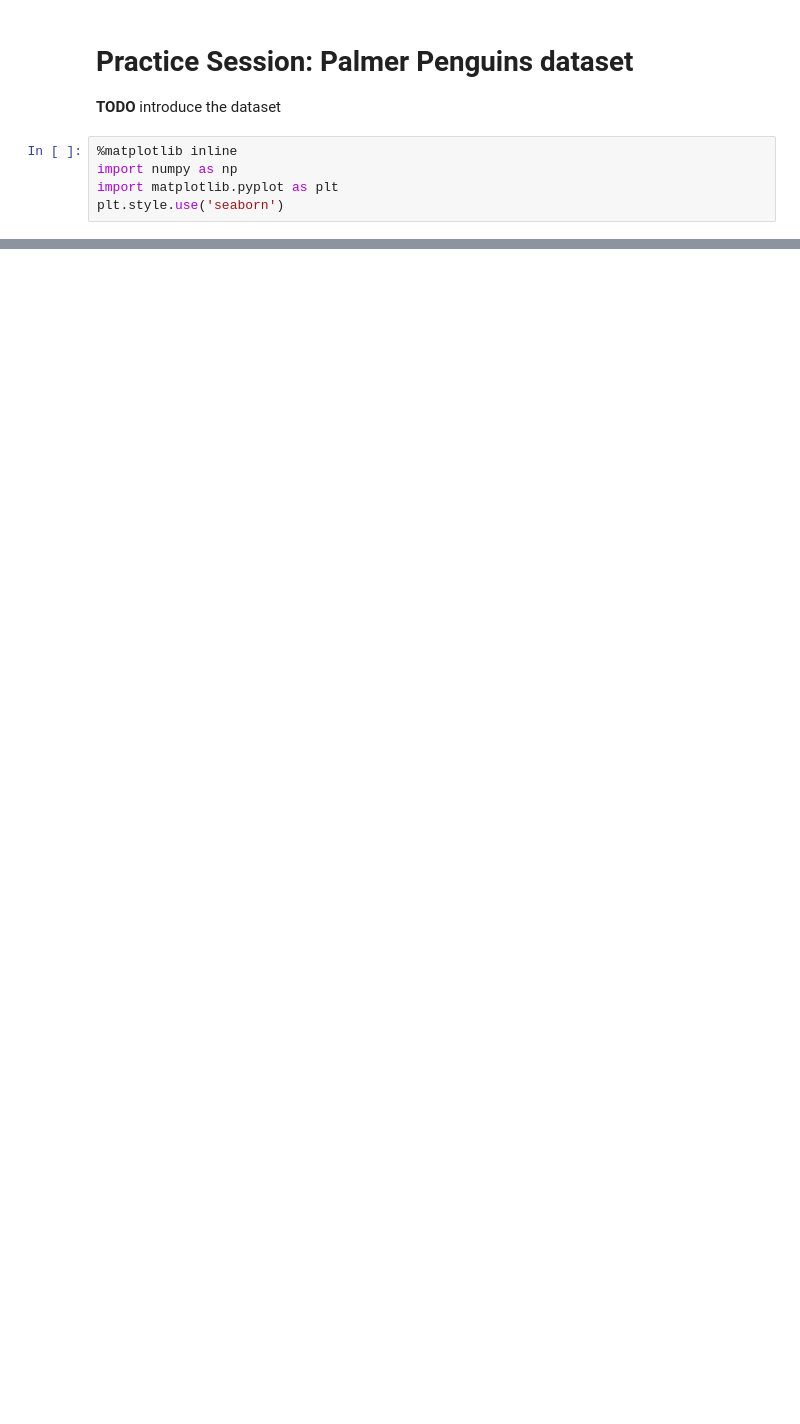
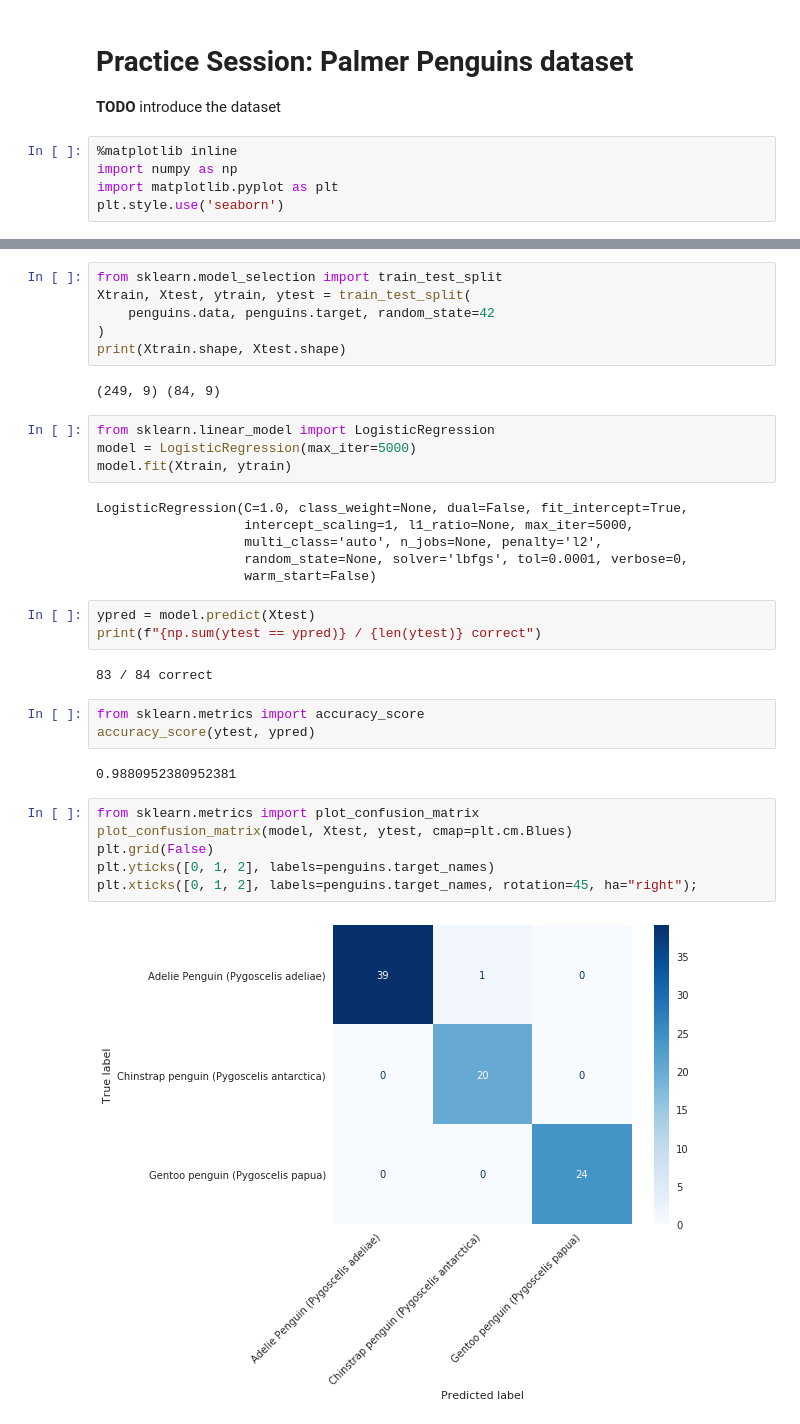
Before and after one commit to prasys/sklearn_tutorial, a Jupyter notebook: notebooks/06.1-Practice-Penguins.ipynb, the cells around one changed output, grey strips where cells are left out. Cells and saved outputs as stored; diff of their text form; blank space fills up the shorter version.

```diff
--- a/notebooks/06.1-Practice-Penguins.ipynb
+++ b/notebooks/06.1-Practice-Penguins.ipynb
@@ -48,0 +95,36 @@ penguins = prepare_penguins_dataset()
+# %%
+from sklearn.model_selection import train_test_split
+Xtrain, Xtest, ytrain, ytest = train_test_split(
+    penguins.data, penguins.target, random_state=42
+)
+print(Xtrain.shape, Xtest.shape)
+# %% [output]
+(249, 9) (84, 9)
+# %%
+from sklearn.linear_model import LogisticRegression
+model = LogisticRegression(max_iter=5000)
+model.fit(Xtrain, ytrain)
+# %% [output]
+LogisticRegression(C=1.0, class_weight=None, dual=False, fit_intercept=True,
+                   intercept_scaling=1, l1_ratio=None, max_iter=5000,
+                   multi_class='auto', n_jobs=None, penalty='l2',
+                   random_state=None, solver='lbfgs', tol=0.0001, verbose=0,
+                   warm_start=False)
+# %%
+ypred = model.predict(Xtest)
+print(f"{np.sum(ytest == ypred)} / {len(ytest)} correct")
+# %% [output]
+83 / 84 correct
+# %%
+from sklearn.metrics import accuracy_score
+accuracy_score(ytest, ypred)
+# %% [output]
+0.9880952380952381
+# %%
+from sklearn.metrics import plot_confusion_matrix
+plot_confusion_matrix(model, Xtest, ytest, cmap=plt.cm.Blues)
+plt.grid(False)
+plt.yticks([0, 1, 2], labels=penguins.target_names)
+plt.xticks([0, 1, 2], labels=penguins.target_names, rotation=45, ha="right");
+# %% [output]
+[figure, added]
```
Also changed, not shown: parts of 21 cells of this notebook, 3 other files.
